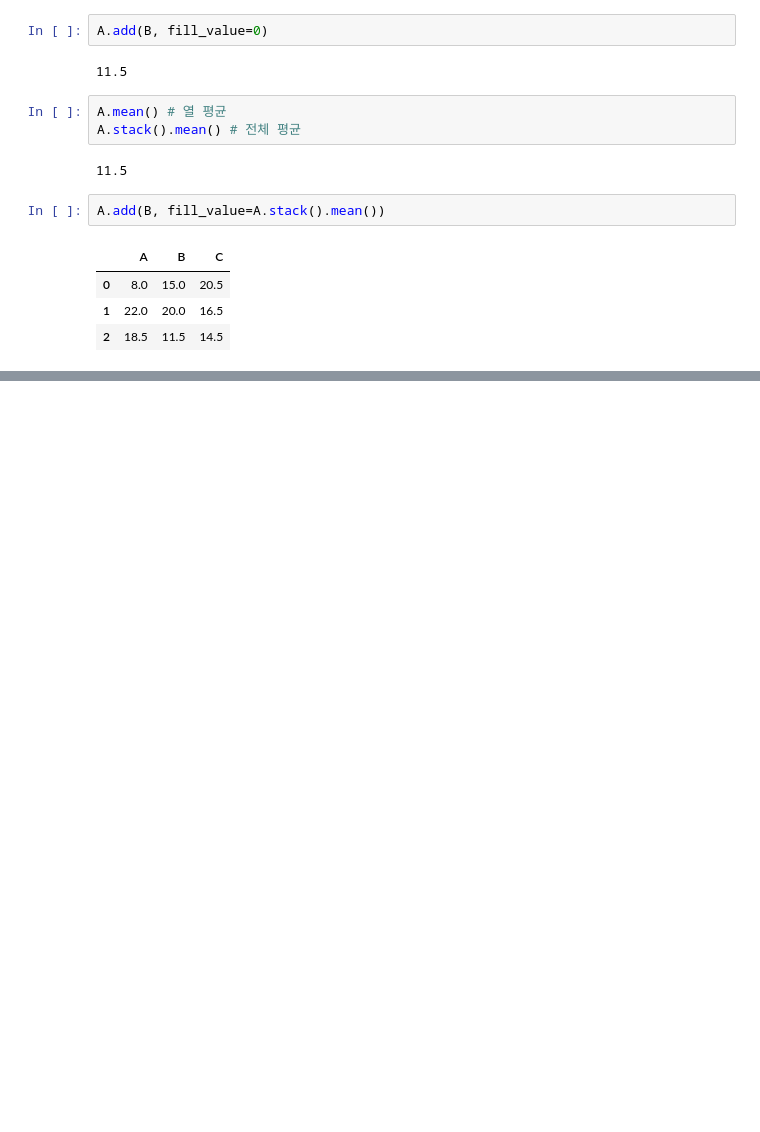
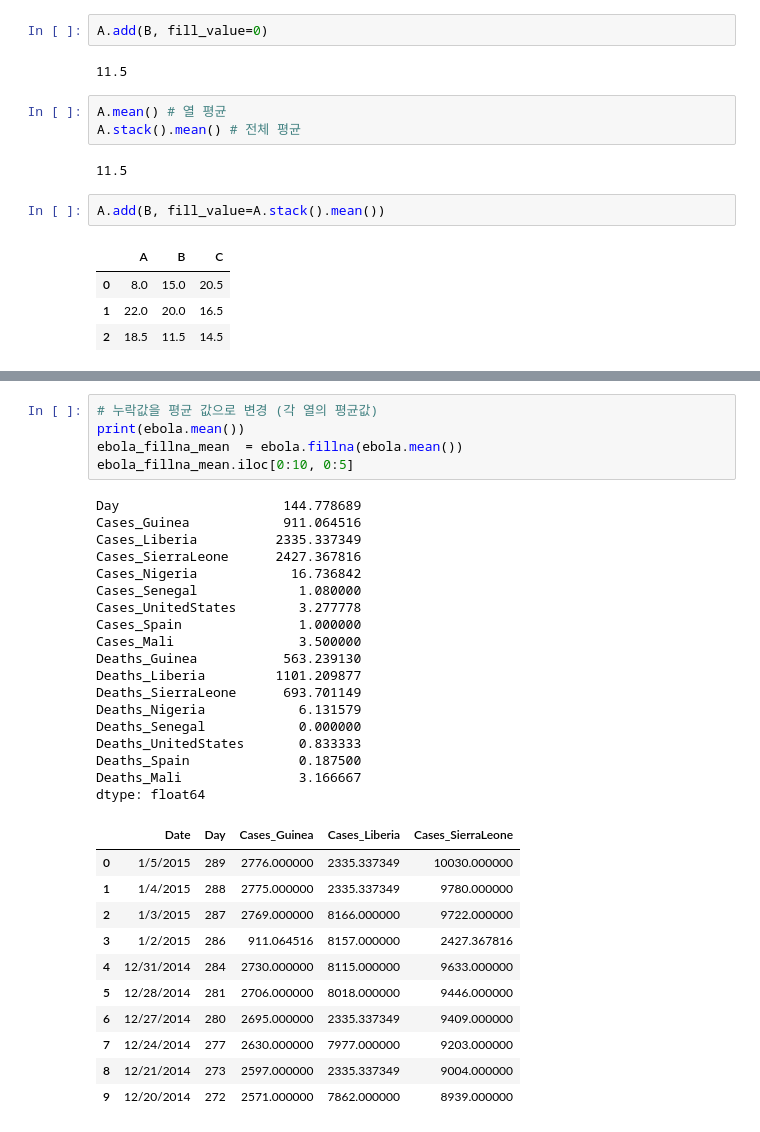
Before and after one commit to SoongMoo/shinhan2205, a Jupyter notebook: 3Day.ipynb, the cells around one changed output, grey strips where cells are left out. Drawn from its saved outputs; the diff is of its cells as text; blank space fills up the shorter version.

```diff
--- a/3Day.ipynb
+++ b/3Day.ipynb
@@ -1177,0 +1314,35 @@ A.add(B, fill_value=A.stack().mean())
+# %%
+# 누락값을 평균 값으로 변경 (각 열의 평균값)
+print(ebola.mean())
+ebola_fillna_mean  = ebola.fillna(ebola.mean())
+ebola_fillna_mean.iloc[0:10, 0:5]
+# %% [output]
+Day                     144.778689
+Cases_Guinea            911.064516
+Cases_Liberia          2335.337349
+Cases_SierraLeone      2427.367816
+Cases_Nigeria            16.736842
+Cases_Senegal             1.080000
+Cases_UnitedStates        3.277778
+Cases_Spain               1.000000
+Cases_Mali                3.500000
+Deaths_Guinea           563.239130
+Deaths_Liberia         1101.209877
+Deaths_SierraLeone      693.701149
+Deaths_Nigeria            6.131579
+Deaths_Senegal            0.000000
+Deaths_UnitedStates       0.833333
+Deaths_Spain              0.187500
+Deaths_Mali               3.166667
+dtype: float64
+|  | Date | Day | Cases_Guinea | Cases_Liberia | Cases_SierraLeone |
+| 0 | 1/5/2015 | 289 | 2776.000000 | 2335.337349 | 10030.000000 |
+| 1 | 1/4/2015 | 288 | 2775.000000 | 2335.337349 | 9780.000000 |
+| 2 | 1/3/2015 | 287 | 2769.000000 | 8166.000000 | 9722.000000 |
+| 3 | 1/2/2015 | 286 | 911.064516 | 8157.000000 | 2427.367816 |
+| 4 | 12/31/2014 | 284 | 2730.000000 | 8115.000000 | 9633.000000 |
+| 5 | 12/28/2014 | 281 | 2706.000000 | 8018.000000 | 9446.000000 |
+| 6 | 12/27/2014 | 280 | 2695.000000 | 2335.337349 | 9409.000000 |
+| 7 | 12/24/2014 | 277 | 2630.000000 | 7977.000000 | 9203.000000 |
+| 8 | 12/21/2014 | 273 | 2597.000000 | 2335.337349 | 9004.000000 |
+| 9 | 12/20/2014 | 272 | 2571.000000 | 7862.000000 | 8939.000000 |
```
Also changed, not shown: parts of 15 cells of this notebook.
